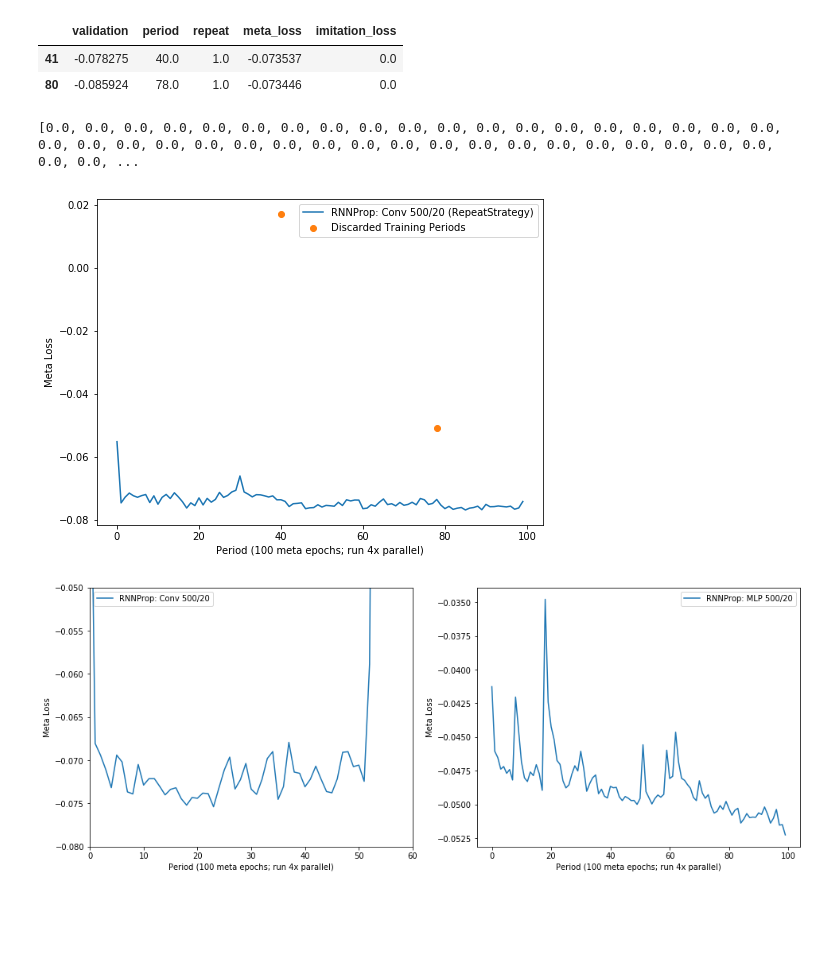
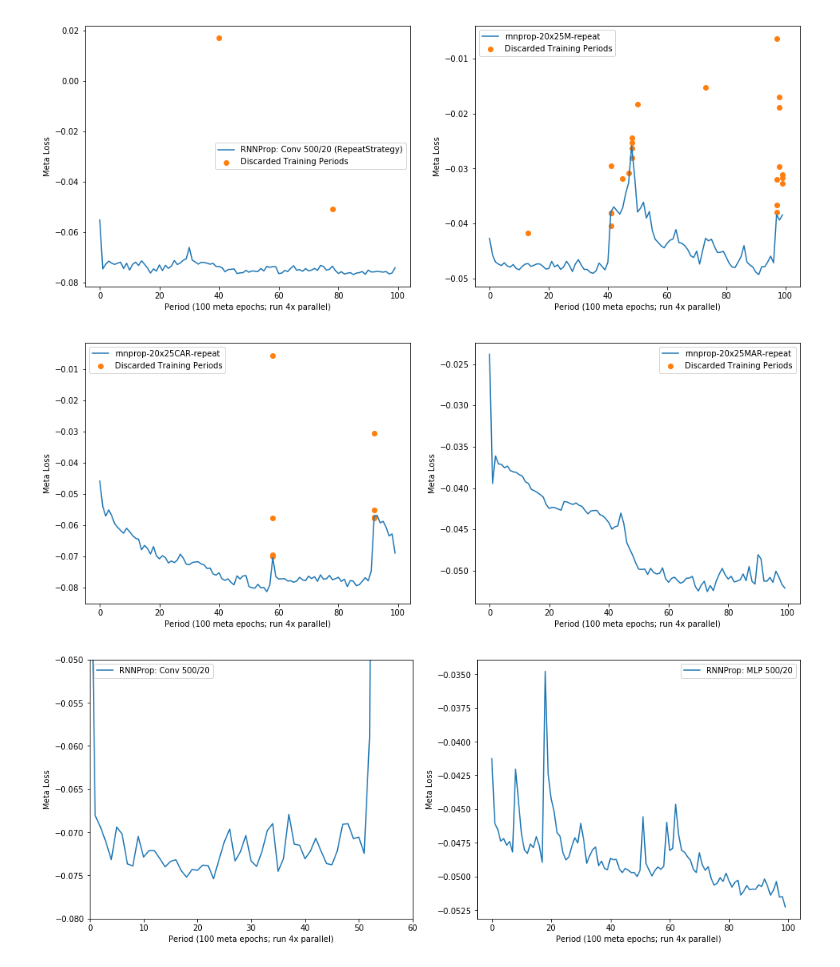
Before and after one commit to thetianshuhuang/l2o, a Jupyter notebook: training_analysis.ipynb, the cells around one changed output. Saved outputs shown, nothing was run; the diff lists cells and outputs as text; code cells hidden in the pictures; blank space fills up the shorter version.

```diff
--- a/training_analysis.ipynb
+++ b/training_analysis.ipynb
@@ -4,13 +4,6 @@ import pandas as pd
 from matplotlib import pyplot as plt
 
 import plot
-# %%
-df = pd.read_csv(plot.get_test("rnnprop-20x25C-repeat", data="summary"))
-df[df["repeat"] > 0]
-# %% [output]
-|  | validation | period | repeat | meta_loss | imitation_loss |
-| 41 | -0.078275 | 40.0 | 1.0 | -0.073537 | 0.0 |
-| 80 | -0.085924 | 78.0 | 1.0 | -0.073446 | 0.0 |
 # %%
 def plot_meta_repeat(tests, ax):
     for test in tests:
@@ -35,11 +27,17 @@ def plot_meta_repeat(tests, ax):
     ax.set_ylabel("Meta Loss")
     ax.legend()
 # %%
-fig, ax = plt.subplots(1, 1, figsize=(8, 6))
-plot_meta_repeat(["rnnprop-20x25C-repeat"], ax)
+fig, axs = plt.subplots(1, 2, figsize=(16, 6))
+plot_meta_repeat(["rnnprop-20x25C-repeat"], axs[0])
+plot_meta_repeat(["rnnprop-20x25M-repeat"], axs[1])
 # %% [output]
-[0.0, 0.0, 0.0, 0.0, 0.0, 0.0, 0.0, 0.0, 0.0, 0.0, 0.0, 0.0, 0.0, 0.0, 0.0, 0.0, 0.0, 0.0, 0.0, 0.0, 0.0, 0.0, 0.0, 0.0, 0.0, 0.0, 0.0, 0.0, 0.0, 0.0, 0.0, 0.0, 0.0, 0.0, 0.0, 0.0, 0.0, 0.0, 0.0, 0.0, ...
-[figure, old version]
+[figure, new version]
+# %%
+fig, axs = plt.subplots(1, 2, figsize=(16, 6))
+plot_meta_repeat(["rnnprop-20x25CAR-repeat"], axs[0])
+plot_meta_repeat(["rnnprop-20x25MAR-repeat"], axs[1])
+# %% [output]
+[figure, added]
 # %%
 def plot_meta_loss(tests, ax):
     for test in tests:
```
Also changed, not shown: parts of 1 cell of this notebook, 9 other files.
